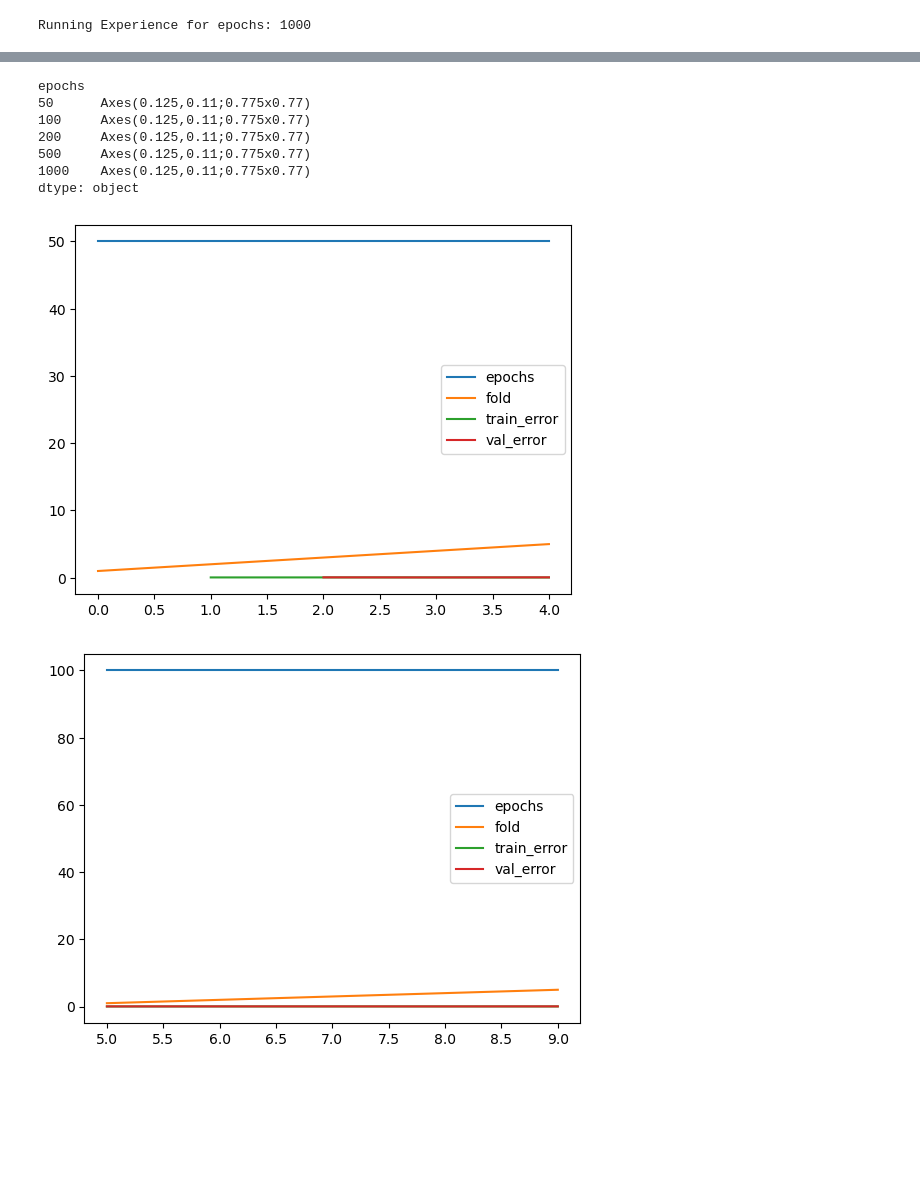
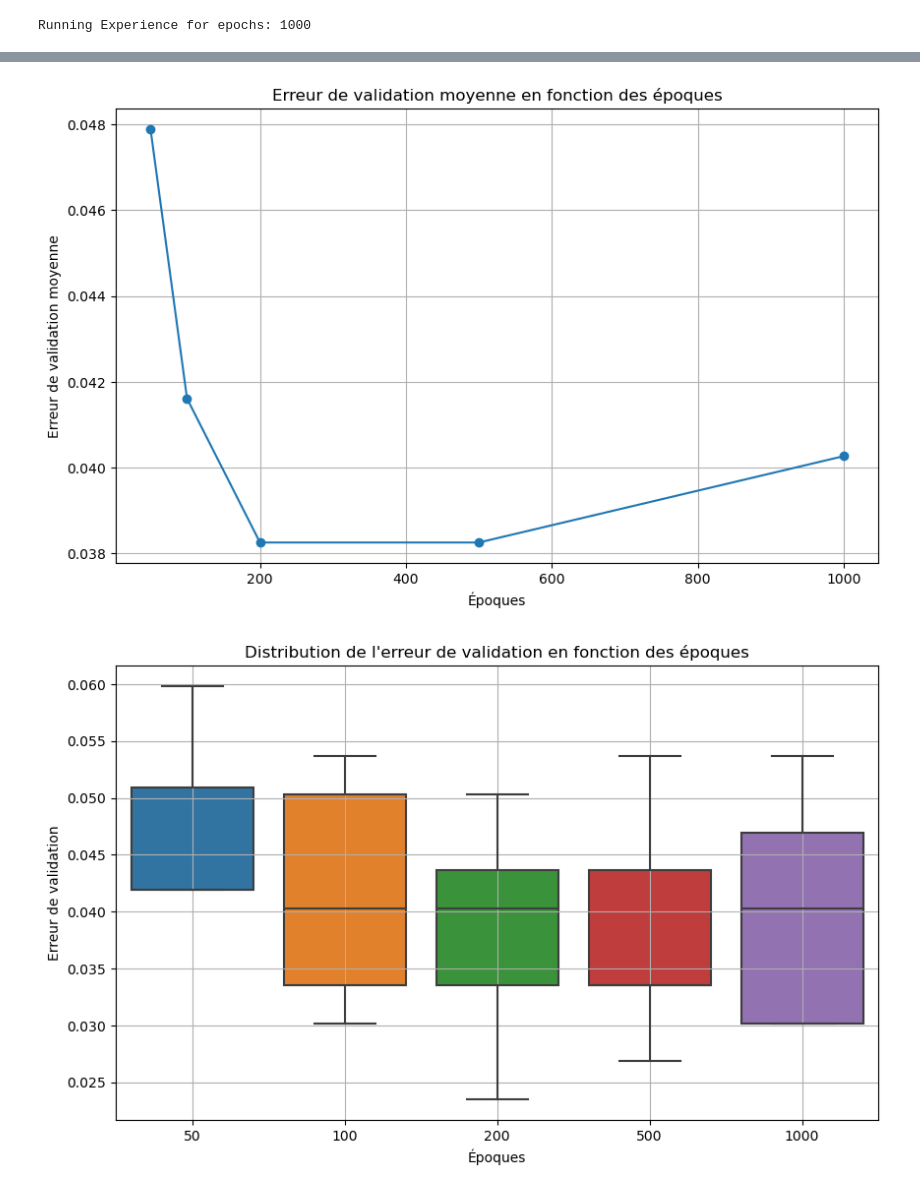
Before and after one commit to ODAncona/tsm_delearn_lab, a Jupyter notebook: PW02_Model_Selection/k-fold_cross-correlation_stud.ipynb, the cells around one changed output, grey strips where cells are left out. Cells and saved outputs as stored; diff of their text form; code cells hidden in the pictures; blank space fills up the shorter version.

```diff
--- a/PW02_Model_Selection/k-fold_cross-correlation_stud.ipynb
+++ b/PW02_Model_Selection/k-fold_cross-correlation_stud.ipynb
@@ -629,12 +609,26 @@ results_df
 # %%
+import seaborn as sns
+
+# Calcul de l'erreur de validation moyenne pour chaque nombre d'époques
+mean_val_error = results_df.groupby('epochs')['val_error'].mean().reset_index()
+
+# Création du graphique
+plt.figure(figsize=(10, 6))
+plt.plot(mean_val_error['epochs'], mean_val_error['val_error'], marker='o')
+plt.title('Erreur de validation moyenne en fonction des époques')
+plt.xlabel('Époques')
+plt.ylabel('Erreur de validation moyenne')
+plt.grid(True)
+plt.show()
+
+plt.figure(figsize=(10, 6))
+sns.boxplot(x='epochs', y='val_error', data=results_df)
+plt.title('Distribution de l\'erreur de validation en fonction des époques')
+plt.xlabel('Époques')
+plt.ylabel('Erreur de validation')
+plt.grid(True)
+plt.show()
 ### END YOUR CODE ###
 # %% [output]
-epochs
-50      Axes(0.125,0.11;0.775x0.77)
-100     Axes(0.125,0.11;0.775x0.77)
-200     Axes(0.125,0.11;0.775x0.77)
-500     Axes(0.125,0.11;0.775x0.77)
-1000    Axes(0.125,0.11;0.775x0.77)
-dtype: object
-[figure, old version]
+[figure, new version]
-[figure, old version]
+[figure, new version]
```
Also changed, not shown: parts of 4 cells of this notebook, 1 other file.
